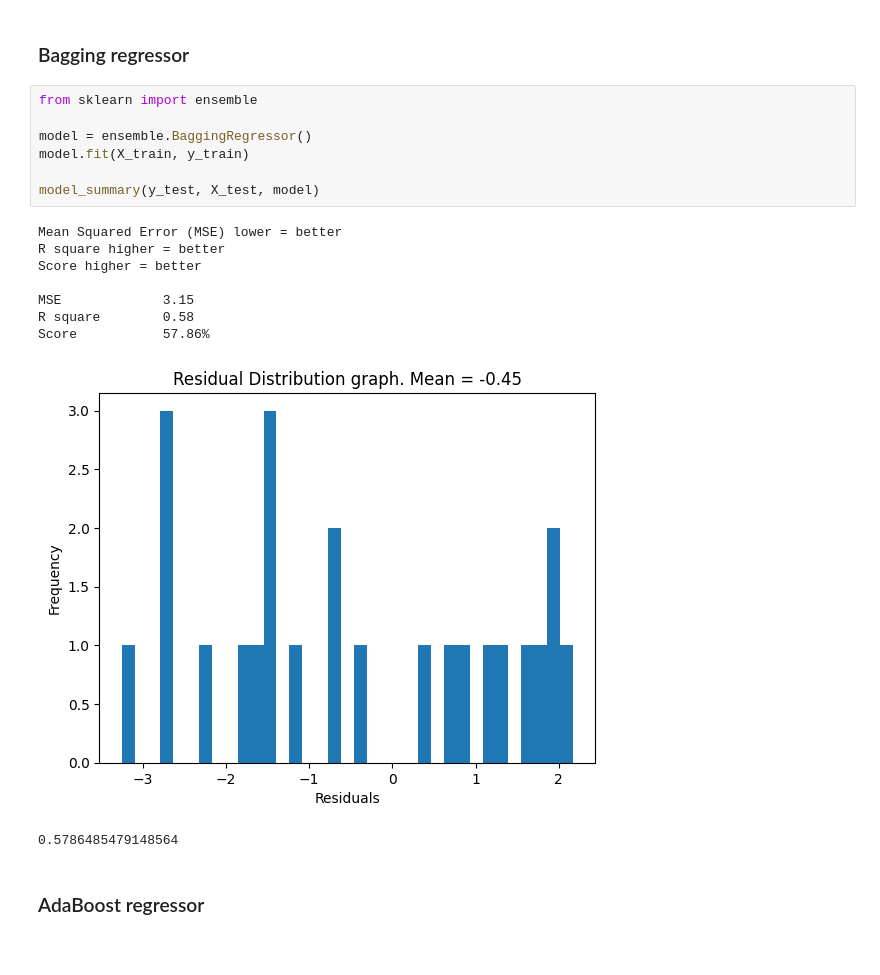
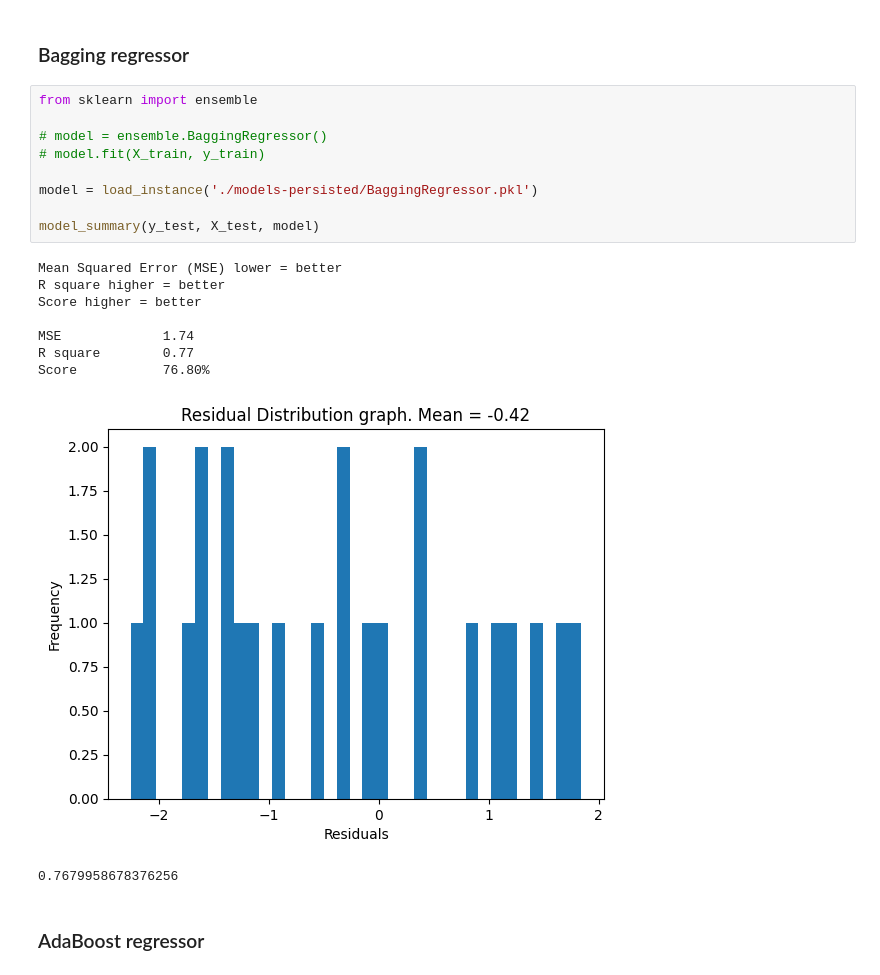
Before and after one commit to Raphael-Marchetti-Calciolari/projects-tcc-imt-2023, a Jupyter notebook: scripts/models.ipynb, the cells around one changed output. Cells and saved outputs as stored; diff of their text form.

```diff
--- a/scripts/models.ipynb
+++ b/scripts/models.ipynb
@@ -415,20 +461,22 @@ Regressors are `not` idempotent
 # %%
 from sklearn import ensemble
 
-model = ensemble.BaggingRegressor()
-model.fit(X_train, y_train)
+# model = ensemble.BaggingRegressor()
+# model.fit(X_train, y_train)
+
+model = load_instance('./models-persisted/BaggingRegressor.pkl')
 
 model_summary(y_test, X_test, model)
 # %% [output]
 Mean Squared Error (MSE) lower = better
 R square higher = better
 Score higher = better
 
-MSE             3.15
-R square        0.58
-Score           57.86%
+MSE             1.74
+R square        0.77
+Score           76.80%
-[figure, old version]
+[figure, new version]
-0.5786485479148564
+0.7679958678376256
 # %% [markdown]
 ### AdaBoost regressor
 # %%
```
Also changed, not shown: parts of 11 cells of this notebook, 7 other files.
